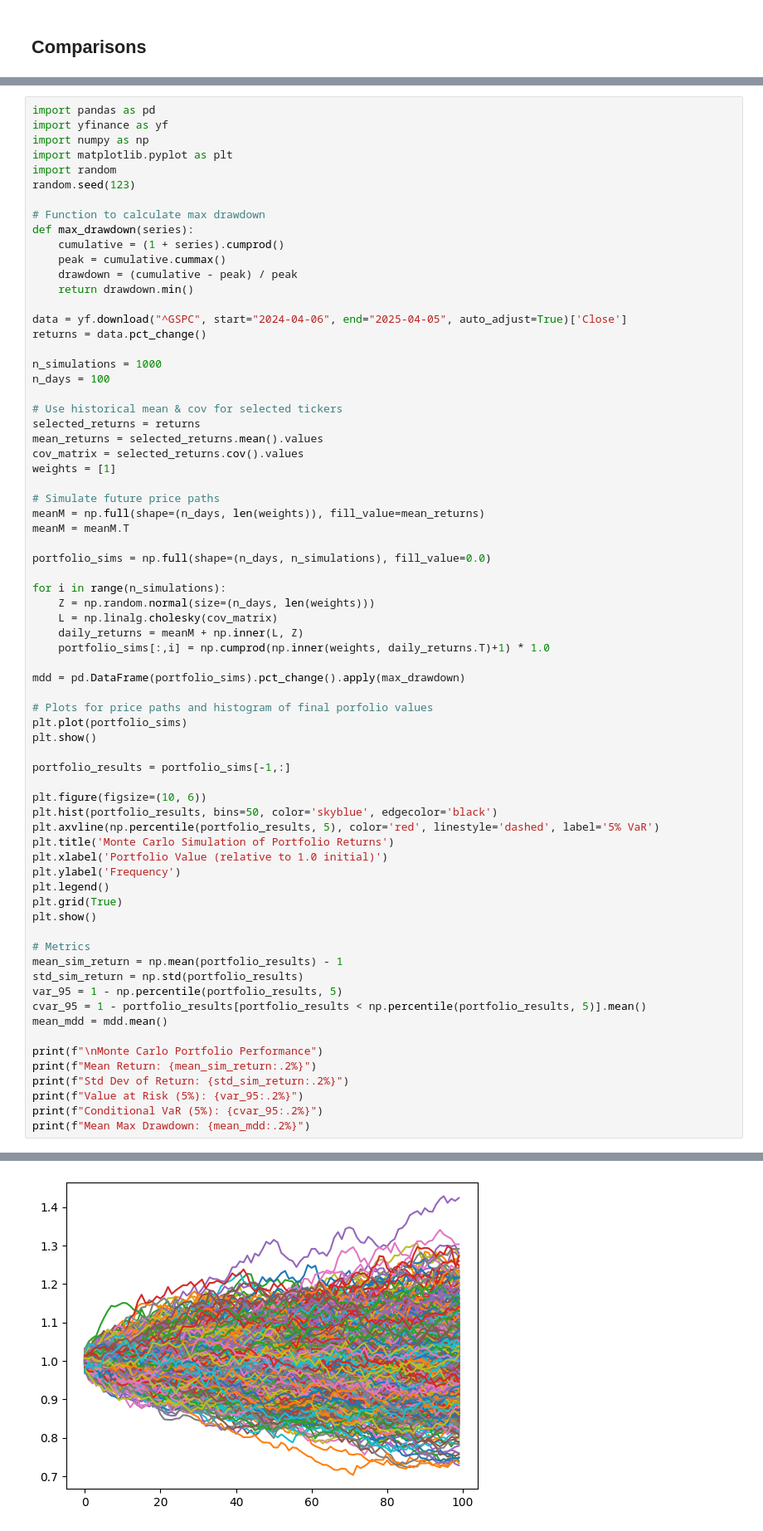
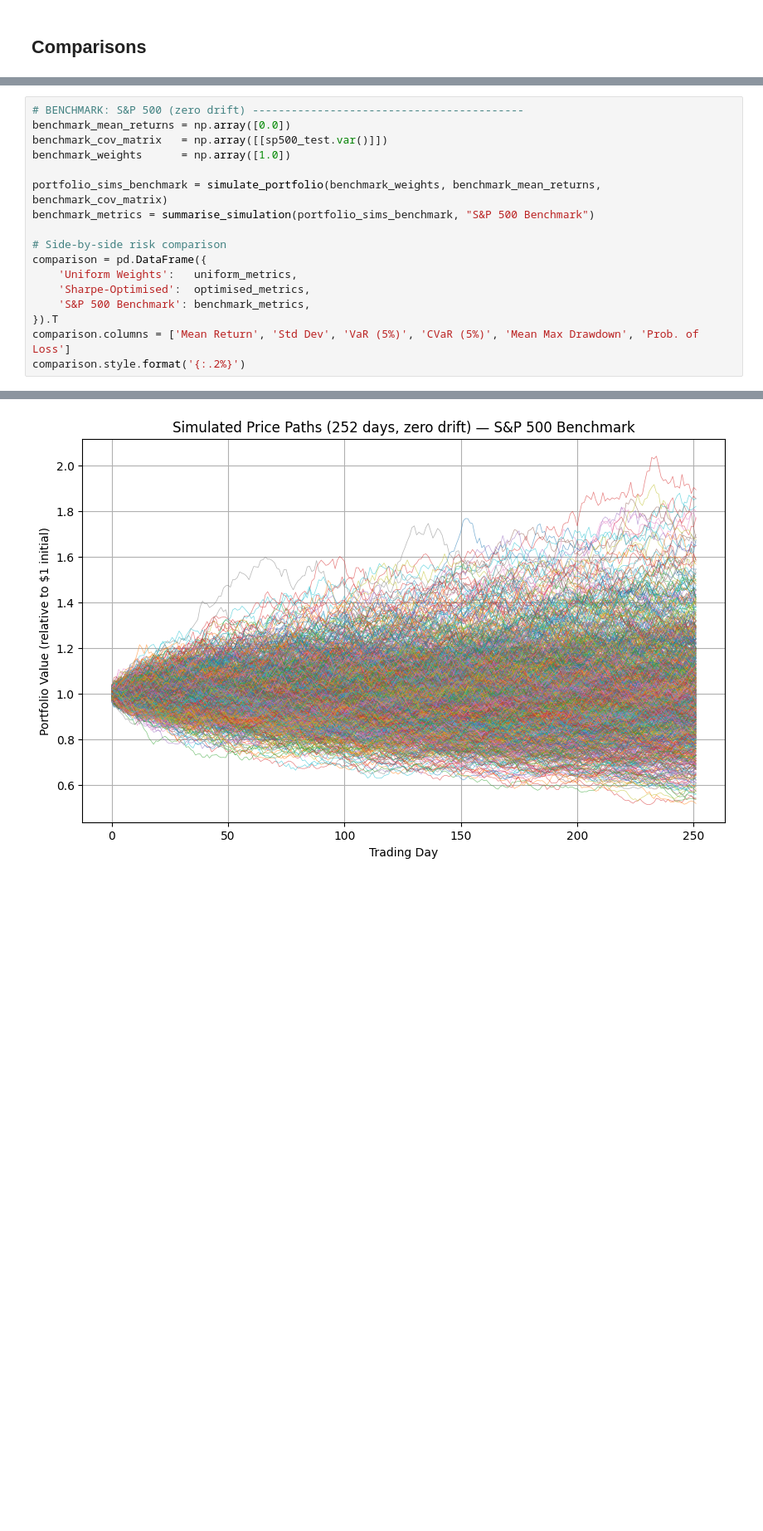
Before and after one commit to tm3023/Stock-Portfolio-Analysis, a Jupyter notebook: Portfolio_Analysis.ipynb, the cells around one changed output, grey strips where cells are left out. Shown at 83% size. Cells and saved outputs as stored; diff of their text form; blank space fills up the shorter version.

```diff
--- a/Portfolio_Analysis.ipynb
+++ b/Portfolio_Analysis.ipynb
@@ -451,71 +473,18 @@ We may run Monte Carlo simulations applying these weightings to see how performa
 # %%
-import pandas as pd
-import yfinance as yf
-import numpy as np
-import matplotlib.pyplot as plt
-import random
-random.seed(123)
+# BENCHMARK: S&P 500 (zero drift) ------------------------------------------
+benchmark_mean_returns = np.array([0.0])
+benchmark_cov_matrix   = np.array([[sp500_test.var()]])
+benchmark_weights      = np.array([1.0])
 
-# Function to calculate max drawdown
-def max_drawdown(series):
-    cumulative = (1 + series).cumprod()
-    peak = cumulative.cummax()
-    drawdown = (cumulative - peak) / peak
-    return drawdown.min()
+portfolio_sims_benchmark = simulate_portfolio(benchmark_weights, benchmark_mean_returns, benchmark_cov_matrix)
+benchmark_metrics = summarise_simulation(portfolio_sims_benchmark, "S&P 500 Benchmark")
 
-data = yf.download("^GSPC", start="2024-04-06", end="2025-04-05", auto_adjust=True)['Close']
-returns = data.pct_change()
-
-n_simulations = 1000
-n_days = 100
-
-# Use historical mean & cov for selected tickers
-selected_returns = returns
-mean_returns = selected_returns.mean().values
-cov_matrix = selected_returns.cov().values
-weights = [1]
-
-# Simulate future price paths
-meanM = np.full(shape=(n_days, len(weights)), fill_value=mean_returns)
-meanM = meanM.T
-
-portfolio_sims = np.full(shape=(n_days, n_simulations), fill_value=0.0)
-
-for i in range(n_simulations):
-    Z = np.random.normal(size=(n_days, len(weights)))
-    L = np.linalg.cholesky(cov_matrix)
-    daily_returns = meanM + np.inner(L, Z)
-    portfolio_sims[:,i] = np.cumprod(np.inner(weights, daily_returns.T)+1) * 1.0
-
-mdd = pd.DataFrame(portfolio_sims).pct_change().apply(max_drawdown)
-
-# Plots for price paths and histogram of final porfolio values
-plt.plot(portfolio_sims)
-plt.show()
-
-portfolio_results = portfolio_sims[-1,:]
-
-plt.figure(figsize=(10, 6))
-plt.hist(portfolio_results, bins=50, color='skyblue', edgecolor='black')
-plt.axvline(np.percentile(portfolio_results, 5), color='red', linestyle='dashed', label='5% VaR')
-plt.title('Monte Carlo Simulation of Portfolio Returns')
-plt.xlabel('Portfolio Value (relative to 1.0 initial)')
-plt.ylabel('Frequency')
-plt.legend()
-plt.grid(True)
-plt.show()
-
-# Metrics
-mean_sim_return = np.mean(portfolio_results) - 1
-std_sim_return = np.std(portfolio_results)
-var_95 = 1 - np.percentile(portfolio_results, 5)
-cvar_95 = 1 - portfolio_results[portfolio_results < np.percentile(portfolio_results, 5)].mean()
-mean_mdd = mdd.mean()
-
-print(f"\nMonte Carlo Portfolio Performance")
-print(f"Mean Return: {mean_sim_return:.2%}")
-print(f"Std Dev of Return: {std_sim_return:.2%}")
-print(f"Value at Risk (5%): {var_95:.2%}")
-print(f"Conditional VaR (5%): {cvar_95:.2%}")
-print(f"Mean Max Drawdown: {mean_mdd:.2%}")
+# Side-by-side risk comparison
+comparison = pd.DataFrame({
+    'Uniform Weights':   uniform_metrics,
+    'Sharpe-Optimised':  optimised_metrics,
+    'S&P 500 Benchmark': benchmark_metrics,
+}).T
+comparison.columns = ['Mean Return', 'Std Dev', 'VaR (5%)', 'CVaR (5%)', 'Mean Max Drawdown', 'Prob. of Loss']
+comparison.style.format('{:.2%}')
 # %% [output]
@@ -523 +491 @@ print(f"Mean Max Drawdown: {mean_mdd:.2%}")
-[figure, old version]
+[figure, new version]
```
Also changed, not shown: parts of 16 cells of this notebook, 12 other files.
